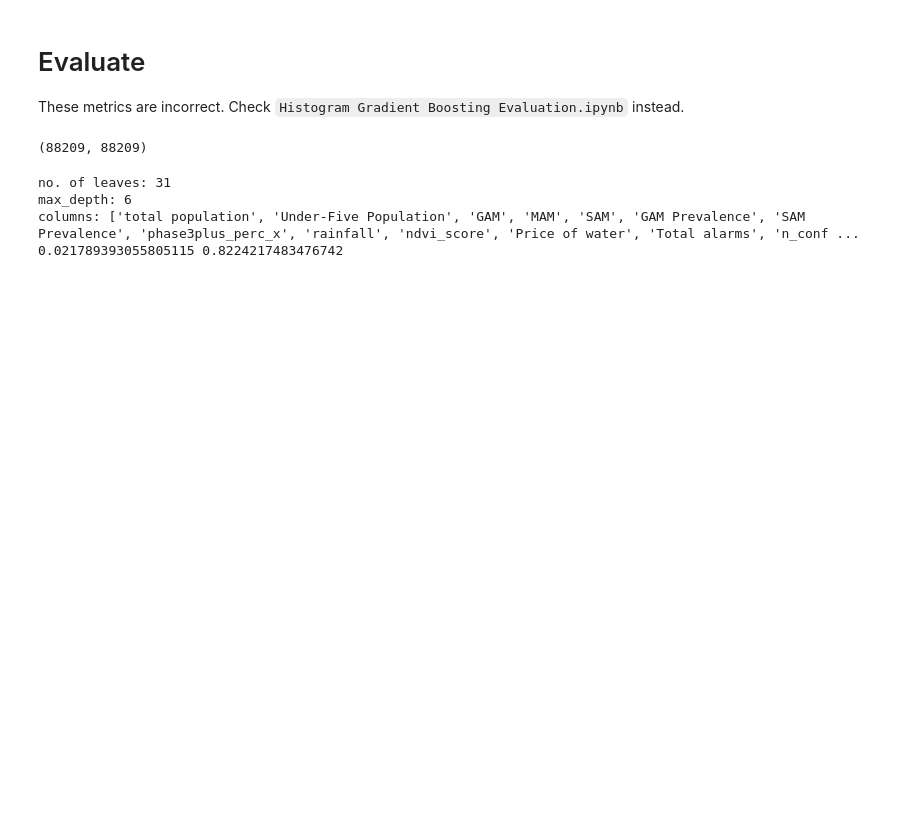
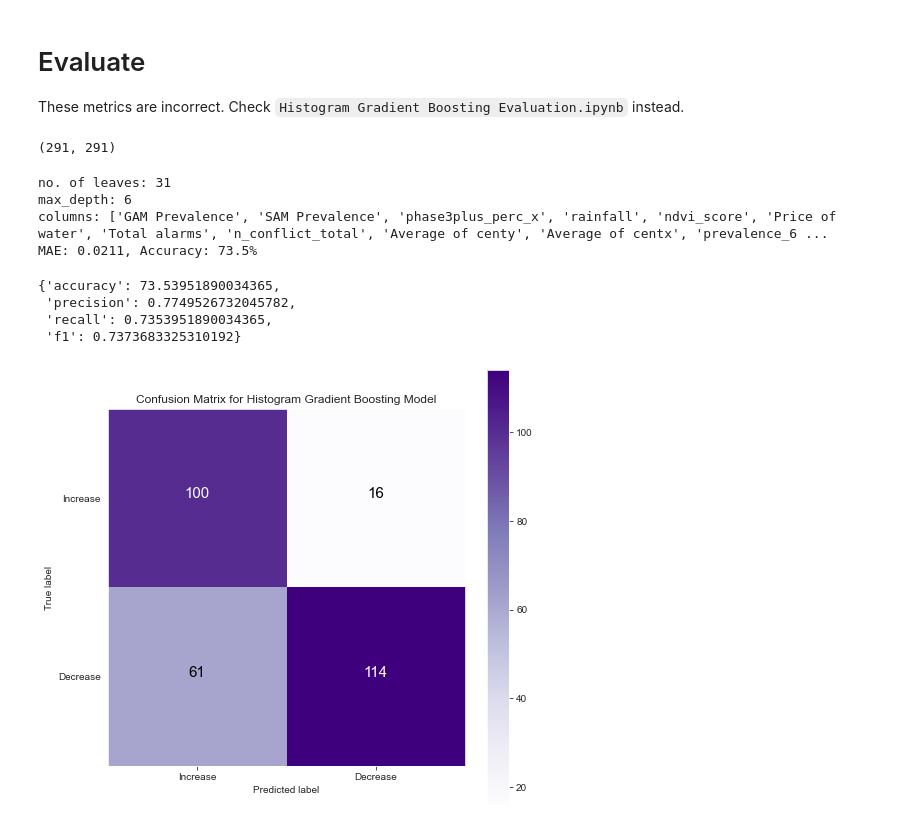
Before and after one commit to LeanderHuyghe/Wasting_Prediction, a Jupyter notebook: Histogram Gradient Boosting.ipynb, the cells around one changed output. Drawn from its saved outputs; the diff is of its cells as text; code cells hidden in the pictures; blank space fills up the shorter version.

```diff
--- a/Histogram Gradient Boosting.ipynb
+++ b/Histogram Gradient Boosting.ipynb
@@ -180,8 +179,8 @@ Time spent predicting:           0.005s
 These metrics are incorrect. Check `Histogram Gradient Boosting Evaluation.ipynb` instead.
 # %%
 # Calculate MAE
-y_true = pd.Series(ytest[:-73]).drop(69)
-y_pred = pd.Series(predictions[:-73]).drop(69)
+y_true = pd.Series(ytest[:-73]).drop([55,59],axis=0)
+y_pred = pd.Series(predictions[:-73]).drop([55,59],axis=0)
 #MAE = mean_absolute_error(ytest, predictions)
 MAE = mean_absolute_error(y_true, y_pred)
 
@@ -191,7 +190,7 @@ predicted_increase = np.where(predictions < df.iloc[365:]["GAM Prevalence"],0,1)
 
 len(increase), len(predicted_increase)
 # %% [output]
-(88209, 88209)
+(291, 291)
 # %%
 # Calculate accuracy of predicted boolean increase/decrease
 acc = accuracy_score(increase, predicted_increase)
@@ -201,9 +200,20 @@ print('no. of leaves: ' + str(best_model_trees) + '\nmax_depth: ' + str(best_mod
     best_model_columns))
 
 # Print model scores
-print(MAE, acc)
+print(f"MAE: {np.round(MAE,4)}, Accuracy: {np.round(acc,3)*100}%")
 # %% [output]
 no. of leaves: 31
 max_depth: 6
-columns: ['total population', 'Under-Five Population', 'GAM', 'MAM', 'SAM', 'GAM Prevalence', 'SAM Prevalence', 'phase3plus_perc_x', 'rainfall', 'ndvi_score', 'Price of water', 'Total alarms', 'n_conf ...
-0.021789393055805115 0.8224217483476742
+columns: ['GAM Prevalence', 'SAM Prevalence', 'phase3plus_perc_x', 'rainfall', 'ndvi_score', 'Price of water', 'Total alarms', 'n_conflict_total', 'Average of centy', 'Average of centx', 'prevalence_6 ...
+MAE: 0.0211, Accuracy: 73.5%
+# %%
+calculate_results(y_true=increase, y_pred=predicted_increase)
+# %% [output]
+{'accuracy': 73.53951890034365,
+ 'precision': 0.7749526732045782,
+ 'recall': 0.7353951890034365,
+ 'f1': 0.7373683325310192}
+# %%
+make_confusion_matrix(y_true=increase, y_pred=predicted_increase,classes=["Increase", "Decrease"],title="Confusion Matrix for Histogram Gradient Boosting Model", cmap=plt.cm.Purples, figsize=(8,8))
+# %% [output]
+[figure, added]
```
Also changed, not shown: parts of 3 cells of this notebook, 18 other files.
